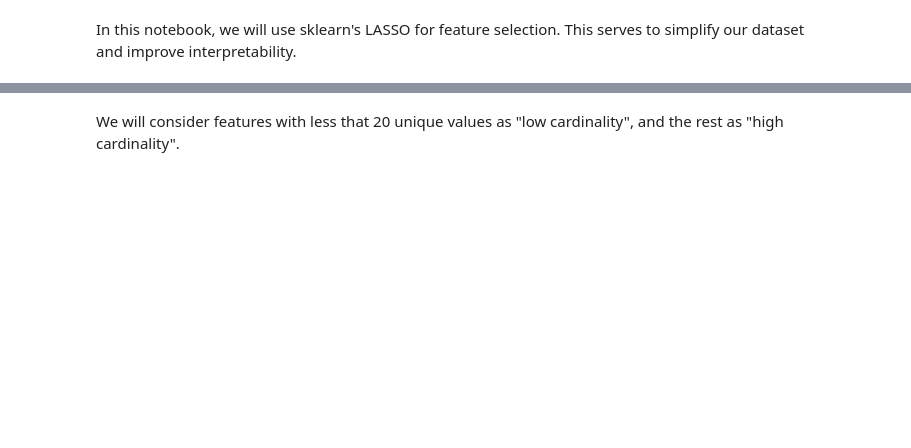
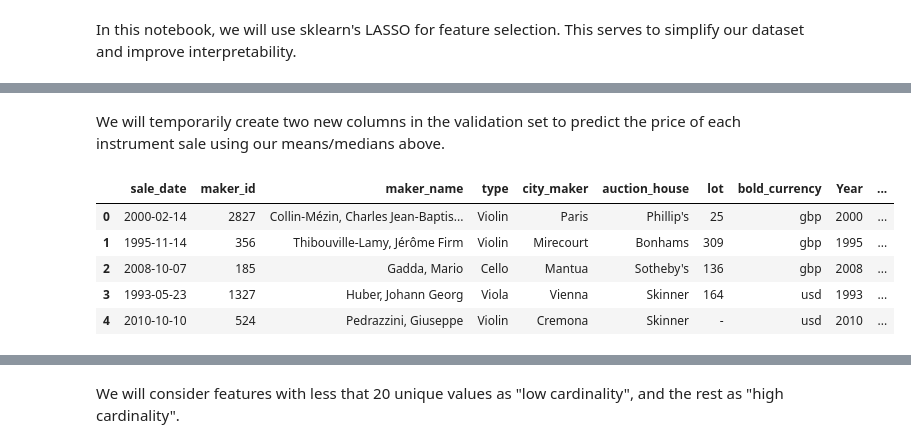
Before and after one commit to sphays/spring-2026-valuation-of-stringed-instruments-II, a Jupyter notebook: Feature Selection.ipynb, the cells around one changed output, grey strips where cells are left out. Drawn from its saved outputs; the diff is of its cells as text; code cells hidden in the pictures; blank space fills up the shorter version.

```diff
--- a/Feature Selection.ipynb
+++ b/Feature Selection.ipynb
@@ -60,0 +60,13 @@ maker_last_name has 2164 unique values
+# %% [markdown]
+We will temporarily create two new columns in the validation set to predict the price of each instrument sale using our means/medians above.
+# %%
+valid['type_mean']= valid['type'].map(type_mean)
+valid['type_median'] = valid['type'].map(type_median)
+valid.head()
+# %% [output]
+|  | sale_date | maker_id | maker_name | type | city_maker | auction_house | lot | bold_currency | Year | ... |
+| 0 | 2000-02-14 | 2827 | Collin-Mézin, Charles Jean-Baptis... | Violin | Paris | Phillip's | 25 | gbp | 2000 | ... |
+| 1 | 1995-11-14 | 356 | Thibouville-Lamy, Jérôme Firm | Violin | Mirecourt | Bonhams | 309 | gbp | 1995 | ... |
+| 2 | 2008-10-07 | 185 | Gadda, Mario | Cello | Mantua | Sotheby's | 136 | gbp | 2008 | ... |
+| 3 | 1993-05-23 | 1327 | Huber, Johann Georg | Viola | Vienna | Skinner | 164 | usd | 1993 | ... |
+| 4 | 2010-10-10 | 524 | Pedrazzini, Giuseppe | Violin | Cremona | Skinner | - | usd | 2010 | ... |
```
Also changed, not shown: parts of 36 cells of this notebook.
